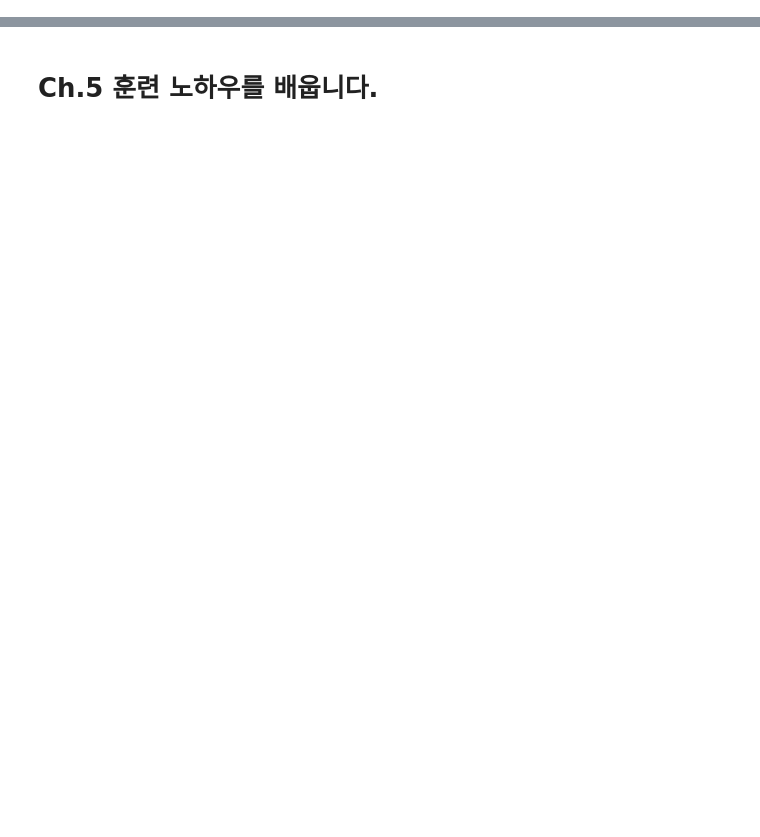
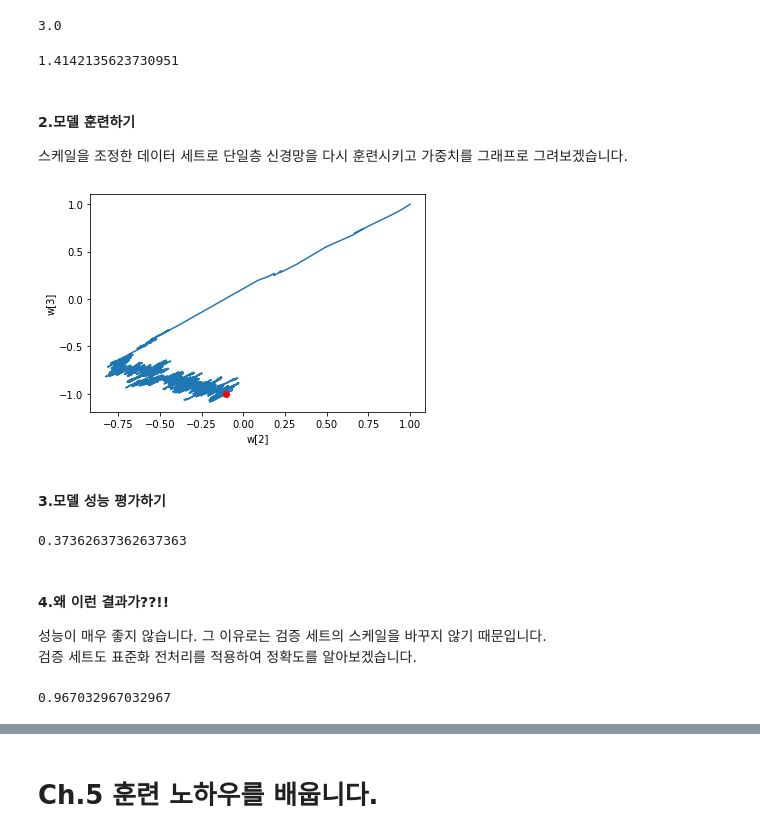
Before and after one commit to leegyuhi/oooooooooooooh, a Jupyter notebook: doitdeeplearning_chapter_5_2~3.ipynb, the cells around one changed output, grey strips where cells are left out. Cells and saved outputs as stored; diff of their text form; code cells hidden in the pictures; blank space fills up the shorter version.

```diff
--- a/doitdeeplearning_chapter_5_2~3.ipynb
+++ b/doitdeeplearning_chapter_5_2~3.ipynb
@@ -2,0 +295,10 @@
+# %%
+#평균값 구하기
+np.mean([1,2,3,4,5], axis=0)
+# %% [output]
+3.0
+# %%
+#표준 편차 구하기
+np.std([1,2,3,4,5], axis=0)
+# %% [output]
+1.4142135623730951
@@ -2,0 +309,35 @@
+# %% [markdown]
+#### 2.모델 훈련하기
+스케일을 조정한 데이터 세트로 단일층 신경망을 다시 훈련시키고 가중치를 그래프로 그려보겠습니다.
+# %%
+layer2 = SingleLayer()
+layer2.fit(x_train_scaled, y_train)
+w2 = []
+w3 = []
+for w in layer2.w_history:
+    w2.append(w[2])
+    w3.append(w[3])
+plt.plot(w2, w3)
+plt.plot(w2[-1], w3[-1], 'ro')
+plt.xlabel('w[2]')
+plt.ylabel('w[3]')
+plt.show()
+# %% [output]
+[figure, added]
+# %% [markdown]
+#### 3.모델 성능 평가하기
+# %%
+layer2.score(x_val, y_val)
+# %% [output]
+0.37362637362637363
+# %% [markdown]
+#### 4.왜 이런 결과가??!!
+성능이 매우 좋지 않습니다. 그 이유로는 검증 세트의 스케일을 바꾸지 않기 때문입니다.
+검증 세트도 표준화 전처리를 적용하여 정확도를 알아보겠습니다.
+# %%
+val_mean = np.mean(x_val, axis=0)
+val_std = np.std(x_val, axis=0)
+x_val_scaled = (x_val - val_mean) / val_std
+layer2.score(x_val_scaled, y_val)
+# %% [output]
+0.967032967032967
```
Also changed, not shown: parts of 65 cells of this notebook.
